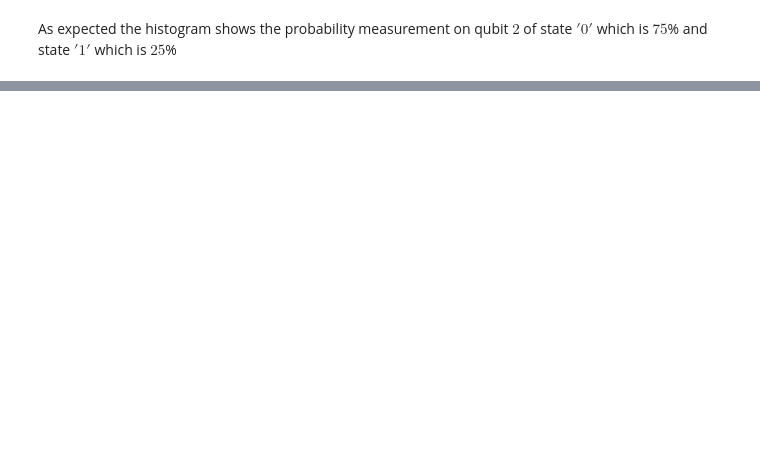
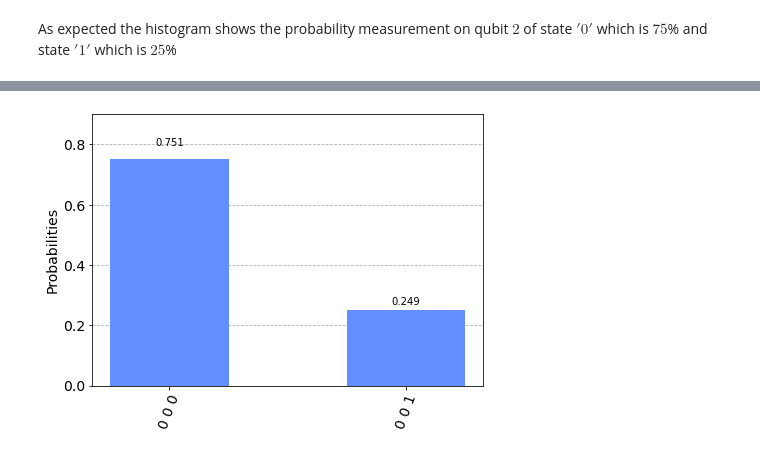
Before and after one commit to vpcvinay/Quantum_world, a Jupyter notebook: Quantum Teleport Algorithm.ipynb, the cells around one changed output, grey strips where cells are left out. Cells and saved outputs as stored; diff of their text form; code cells hidden in the pictures; blank space fills up the shorter version.

```diff
--- a/Quantum Teleport Algorithm.ipynb
+++ b/Quantum Teleport Algorithm.ipynb
@@ -192,0 +198,2 @@ As expected the histogram shows the probability measurement on qubit $2$ of stat
+# %%
+provider = IBMQ.get_provider(hub='ibm-q')
@@ -192,0 +204,8 @@ As expected the histogram shows the probability measurement on qubit $2$ of stat
+# %%
+for _ in range(5):
+    Tele_circ.data.pop()
+
+Tele_circ.cz(0,2)
+Tele_circ.cx(1,2)
+Tele_circ.measure(2,0)
+print(Tele_circ)
@@ -192,0 +225,9 @@ As expected the histogram shows the probability measurement on qubit $2$ of stat
+# %%
+backend = least_busy(provider.backends())
+job_exp = execute(Tele_circ, backend=backend, shots=4096)
+
+exp_result = job_exp.result()
+counts = exp_result.get_counts(Tele_circ)
+plot_histogram(counts)
+# %% [output]
+[figure, added]
```
Also changed, not shown: parts of 12 cells of this notebook.
